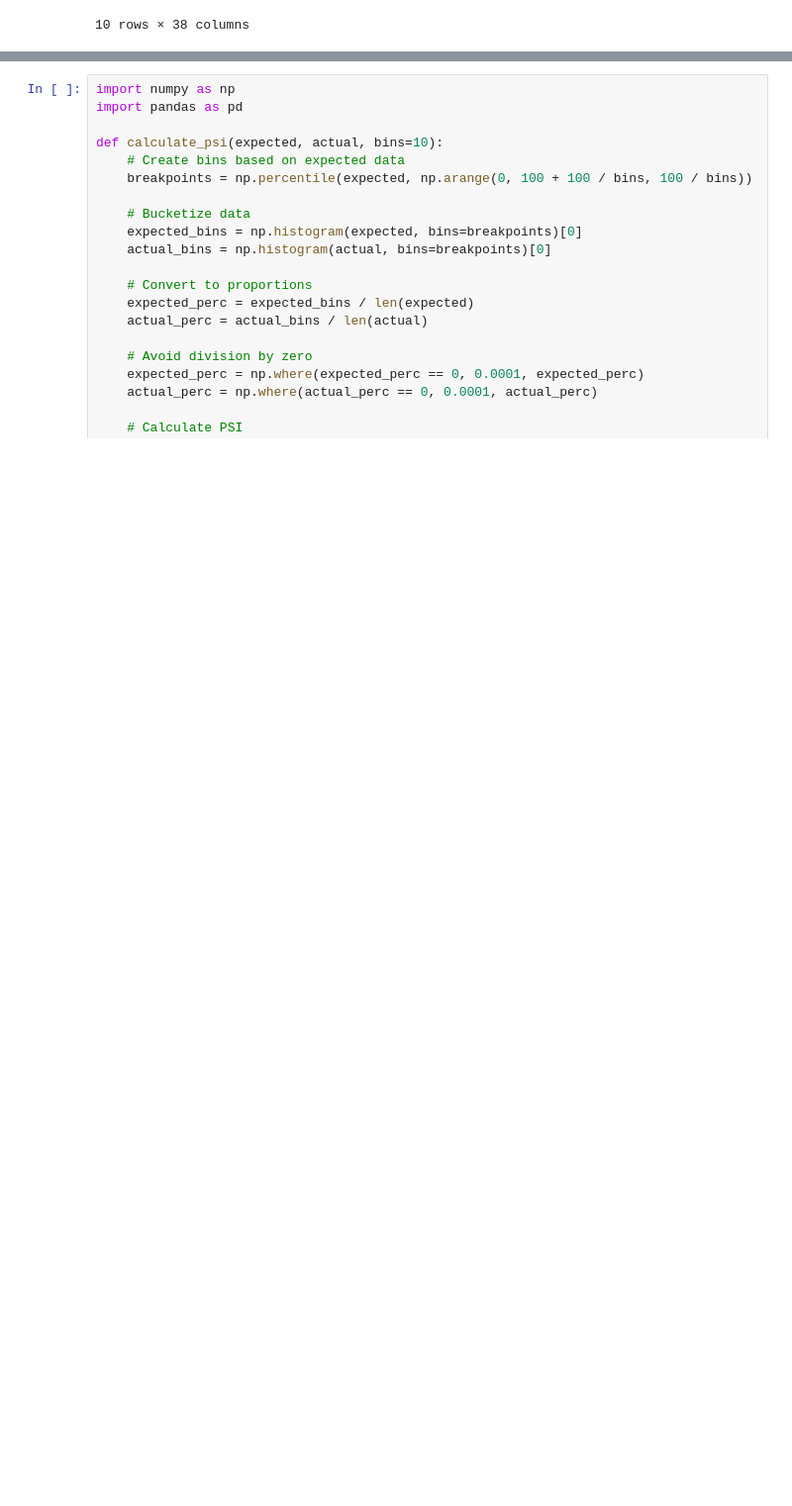
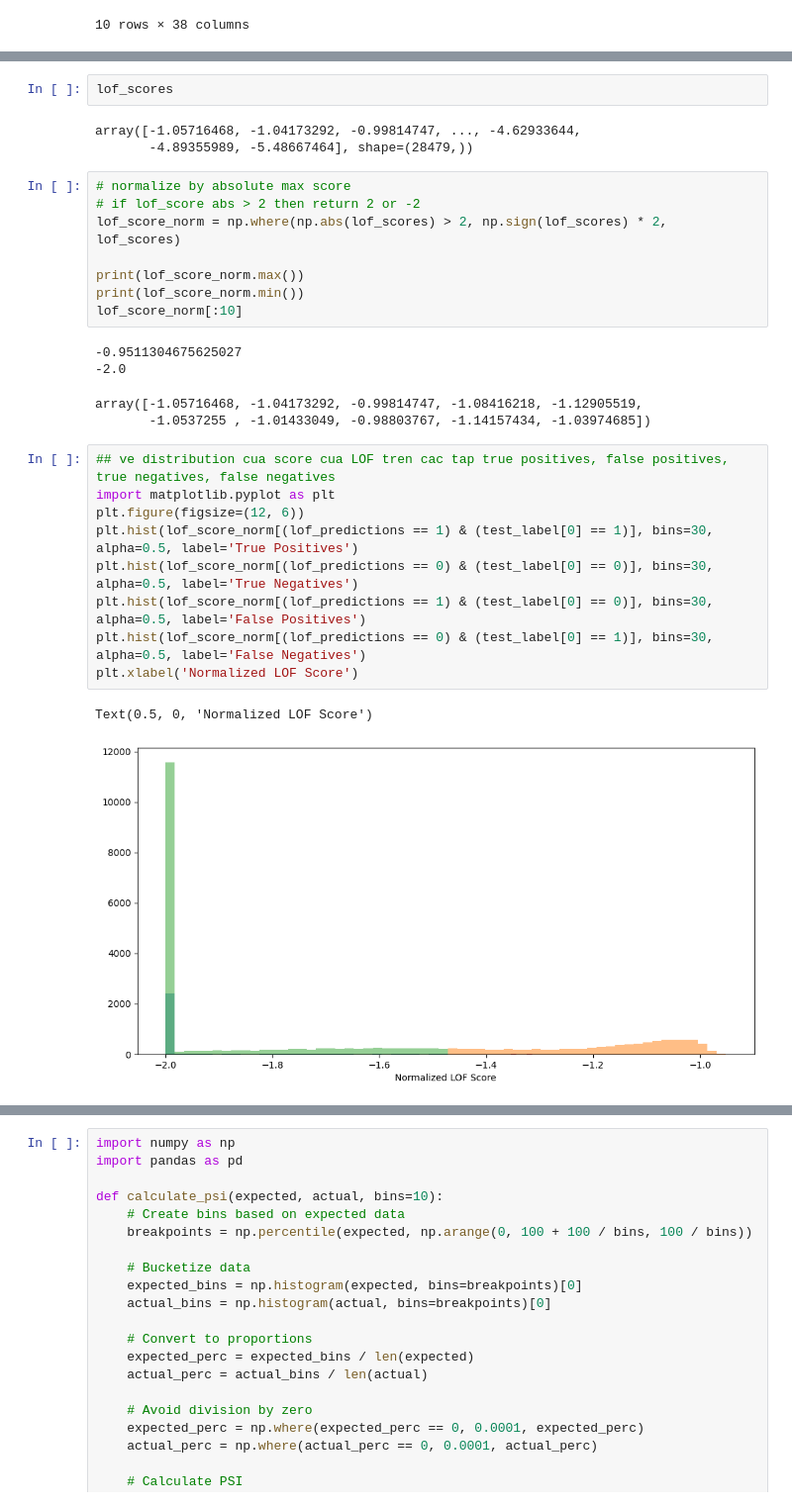
Before and after one commit to haiduongnguyen/Opstimus, a Jupyter notebook: experiments/exp02_SMD/run_exp02.ipynb, the cells around one changed output, grey strips where cells are left out. Shown at 99% size. Drawn from its saved outputs; the diff is of its cells as text; blank space fills up the shorter version.

```diff
--- a/experiments/exp02_SMD/run_exp02.ipynb
+++ b/experiments/exp02_SMD/run_exp02.ipynb
@@ -328,0 +432,30 @@ lof_tp_deviation[lof_tp_deviation.abs() >= 3]
+# %%
+lof_scores
+# %% [output]
+array([-1.05716468, -1.04173292, -0.99814747, ..., -4.62933644,
+       -4.89355989, -5.48667464], shape=(28479,))
+# %%
+# normalize by absolute max score
+# if lof_score abs > 2 then return 2 or -2
+lof_score_norm = np.where(np.abs(lof_scores) > 2, np.sign(lof_scores) * 2, lof_scores)
+
+print(lof_score_norm.max())
+print(lof_score_norm.min())
+lof_score_norm[:10]
+# %% [output]
+-0.9511304675625027
+-2.0
+array([-1.05716468, -1.04173292, -0.99814747, -1.08416218, -1.12905519,
+       -1.0537255 , -1.01433049, -0.98803767, -1.14157434, -1.03974685])
+# %%
+## ve distribution cua score cua LOF tren cac tap true positives, false positives, true negatives, false negatives
+import matplotlib.pyplot as plt
+plt.figure(figsize=(12, 6))
+plt.hist(lof_score_norm[(lof_predictions == 1) & (test_label[0] == 1)], bins=30, alpha=0.5, label='True Positives')
+plt.hist(lof_score_norm[(lof_predictions == 0) & (test_label[0] == 0)], bins=30, alpha=0.5, label='True Negatives')
+plt.hist(lof_score_norm[(lof_predictions == 1) & (test_label[0] == 0)], bins=30, alpha=0.5, label='False Positives')
+plt.hist(lof_score_norm[(lof_predictions == 0) & (test_label[0] == 1)], bins=30, alpha=0.5, label='False Negatives')
+plt.xlabel('Normalized LOF Score')
+# %% [output]
+Text(0.5, 0, 'Normalized LOF Score')
+[figure, added]
```
Also changed, not shown: parts of 32 cells of this notebook.
